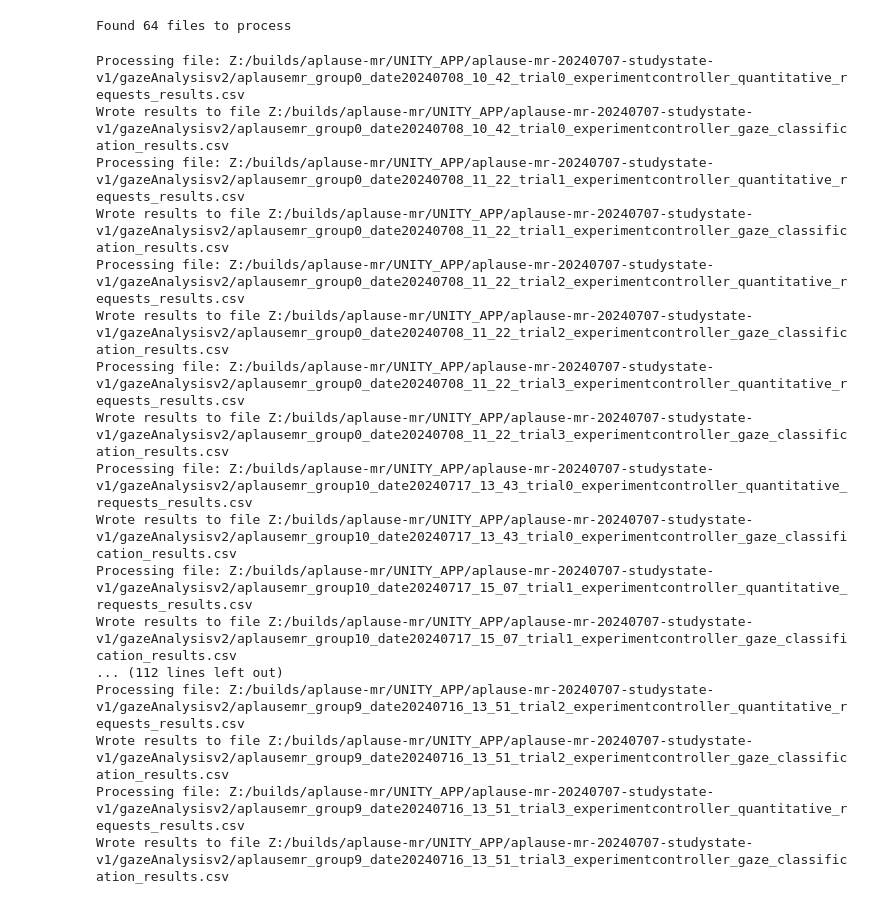
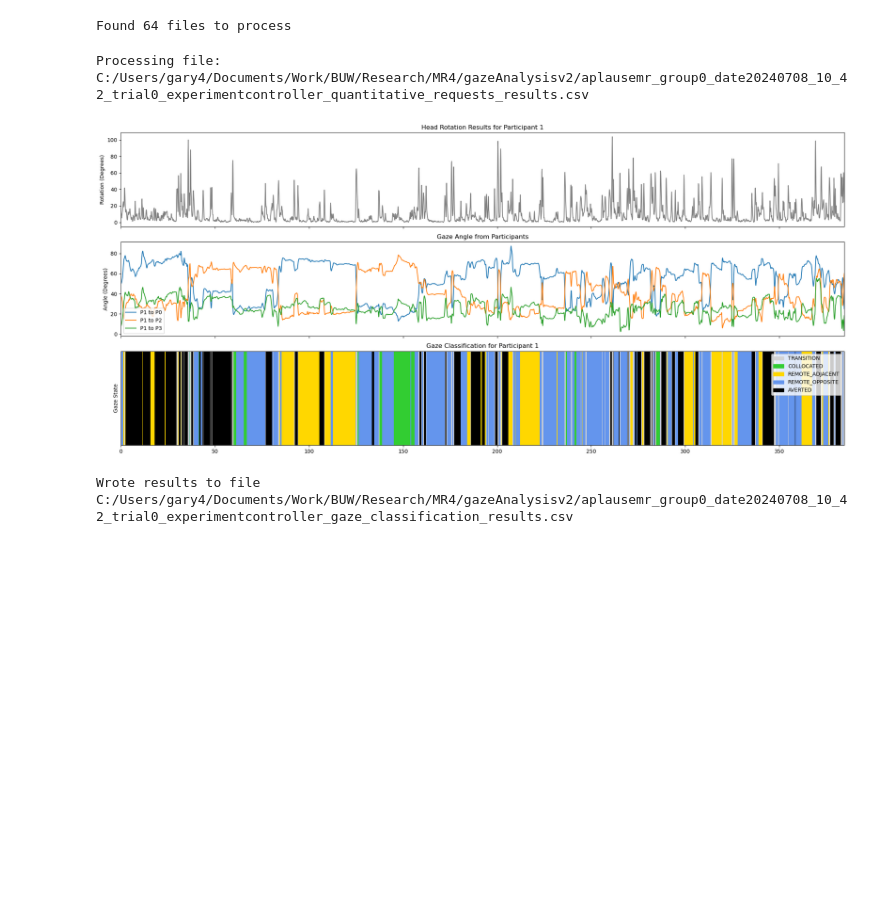
Before and after one commit to gary444/Recording-And-Analysis-Plugin, a Jupyter notebook: Python/GazeClassification.ipynb, the cells around one changed output. Drawn from its saved outputs; the diff is of its cells as text; code cells hidden in the pictures; blank space fills up the shorter version.

```diff
--- a/Python/GazeClassification.ipynb
+++ b/Python/GazeClassification.ipynb
@@ -12,7 +12,8 @@ import os
 
 # data_dir="C:/Users/gary4/Documents/repos/Recording-And-Analysis-Plugin/Data/group0"
 # data_dir="Z:/Gary/Research/APlausE-MR_MR4_CollaborativeTelepresenceStudy/gazeAnalysis/group0"
-data_dir="Z:/builds/aplause-mr/UNITY_APP/aplause-mr-20240707-studystate-v1/gazeAnalysisv2"
+# data_dir="Z:/builds/aplause-mr/UNITY_APP/aplause-mr-20240707-studystate-v1/gazeAnalysisv2"
+data_dir="C:/Users/gary4/Documents/Work/BUW/Research/MR4/gazeAnalysisv2"
 
 # find all "quantitative_requests_results" files
 files = os.listdir(data_dir)
@@ -36,7 +37,7 @@ NUM_PARTICIPANTS = 4
 # %%
 class GazeState(Enum):
     TRANSITION = 0
-    LOCAL = 1
+    COLLOCATED = 1
     REMOTE_ADJACENT = 2
     REMOTE_OPPOSITE = 3
     AVERTED = 4
@@ -44,8 +45,8 @@ class GazeState(Enum):
 # Define colors for each GazeState
 gaze_state_colors = {
     GazeState.TRANSITION: 'lightgray',
-    GazeState.LOCAL: 'limegreen',
-    GazeState.REMOTE_ADJACENT: 'yellow',
+    GazeState.COLLOCATED: 'limegreen',
+    GazeState.REMOTE_ADJACENT: 'gold',
     GazeState.REMOTE_OPPOSITE: 'cornflowerblue',
     GazeState.AVERTED: 'black',
 }
@@ -117,7 +118,7 @@ def GetGazeStateFromGazerAndTarget(gazer, gaze_target):
     if (gazer + gaze_target) % 2 == 0:
         return GazeState.REMOTE_OPPOSITE
     if int(gazer / 2) == int(gaze_target / 2):
-        return GazeState.LOCAL
+        return GazeState.COLLOCATED
 
     return GazeState.REMOTE_ADJACENT
 
@@ -346,28 +347,16 @@ def ProcessFile(file_name):
 
 
 #     if "trial0" in file_name and "group0" in file_name:
-#         PlotClassificationResultsForGazer(1, rotation_streams, ang_distance_streams, classifications)
+    PlotClassificationResultsForGazer(1, rotation_streams, ang_distance_streams, classifications)
+
 
 
     WriteResults(classifications, file_path)
 # %%
 for f in files_to_process:
     ProcessFile(f)
+    break
 # %% [output]
-Processing file: Z:/builds/aplause-mr/UNITY_APP/aplause-mr-20240707-studystate-v1/gazeAnalysisv2/aplausemr_group0_date20240708_10_42_trial0_experimentcontroller_quantitative_requests_results.csv
-Wrote results to file Z:/builds/aplause-mr/UNITY_APP/aplause-mr-20240707-studystate-v1/gazeAnalysisv2/aplausemr_group0_date20240708_10_42_trial0_experimentcontroller_gaze_classification_results.csv
-Processing file: Z:/builds/aplause-mr/UNITY_APP/aplause-mr-20240707-studystate-v1/gazeAnalysisv2/aplausemr_group0_date20240708_11_22_trial1_experimentcontroller_quantitative_requests_results.csv
-Wrote results to file Z:/builds/aplause-mr/UNITY_APP/aplause-mr-20240707-studystate-v1/gazeAnalysisv2/aplausemr_group0_date20240708_11_22_trial1_experimentcontroller_gaze_classification_results.csv
-Processing file: Z:/builds/aplause-mr/UNITY_APP/aplause-mr-20240707-studystate-v1/gazeAnalysisv2/aplausemr_group0_date20240708_11_22_trial2_experimentcontroller_quantitative_requests_results.csv
-Wrote results to file Z:/builds/aplause-mr/UNITY_APP/aplause-mr-20240707-studystate-v1/gazeAnalysisv2/aplausemr_group0_date20240708_11_22_trial2_experimentcontroller_gaze_classification_results.csv
-Processing file: Z:/builds/aplause-mr/UNITY_APP/aplause-mr-20240707-studystate-v1/gazeAnalysisv2/aplausemr_group0_date20240708_11_22_trial3_experimentcontroller_quantitative_requests_results.csv
-Wrote results to file Z:/builds/aplause-mr/UNITY_APP/aplause-mr-20240707-studystate-v1/gazeAnalysisv2/aplausemr_group0_date20240708_11_22_trial3_experimentcontroller_gaze_classification_results.csv
-Processing file: Z:/builds/aplause-mr/UNITY_APP/aplause-mr-20240707-studystate-v1/gazeAnalysisv2/aplausemr_group10_date20240717_13_43_trial0_experimentcontroller_quantitative_requests_results.csv
-Wrote results to file Z:/builds/aplause-mr/UNITY_APP/aplause-mr-20240707-studystate-v1/gazeAnalysisv2/aplausemr_group10_date20240717_13_43_trial0_experimentcontroller_gaze_classification_results.csv
-Processing file: Z:/builds/aplause-mr/UNITY_APP/aplause-mr-20240707-studystate-v1/gazeAnalysisv2/aplausemr_group10_date20240717_15_07_trial1_experimentcontroller_quantitative_requests_results.csv
-Wrote results to file Z:/builds/aplause-mr/UNITY_APP/aplause-mr-20240707-studystate-v1/gazeAnalysisv2/aplausemr_group10_date20240717_15_07_trial1_experimentcontroller_gaze_classification_results.csv
-... (112 lines left out)
-Processing file: Z:/builds/aplause-mr/UNITY_APP/aplause-mr-20240707-studystate-v1/gazeAnalysisv2/aplausemr_group9_date20240716_13_51_trial2_experimentcontroller_quantitative_requests_results.csv
-Wrote results to file Z:/builds/aplause-mr/UNITY_APP/aplause-mr-20240707-studystate-v1/gazeAnalysisv2/aplausemr_group9_date20240716_13_51_trial2_experimentcontroller_gaze_classification_results.csv
-Processing file: Z:/builds/aplause-mr/UNITY_APP/aplause-mr-20240707-studystate-v1/gazeAnalysisv2/aplausemr_group9_date20240716_13_51_trial3_experimentcontroller_quantitative_requests_results.csv
-Wrote results to file Z:/builds/aplause-mr/UNITY_APP/aplause-mr-20240707-studystate-v1/gazeAnalysisv2/aplausemr_group9_date20240716_13_51_trial3_experimentcontroller_gaze_classification_results.csv
+Processing file: C:/Users/gary4/Documents/Work/BUW/Research/MR4/gazeAnalysisv2/aplausemr_group0_date20240708_10_42_trial0_experimentcontroller_quantitative_requests_results.csv
+[figure, added]
+Wrote results to file C:/Users/gary4/Documents/Work/BUW/Research/MR4/gazeAnalysisv2/aplausemr_group0_date20240708_10_42_trial0_experimentcontroller_gaze_classification_results.csv
```
Also changed, not shown: 11 other files.
